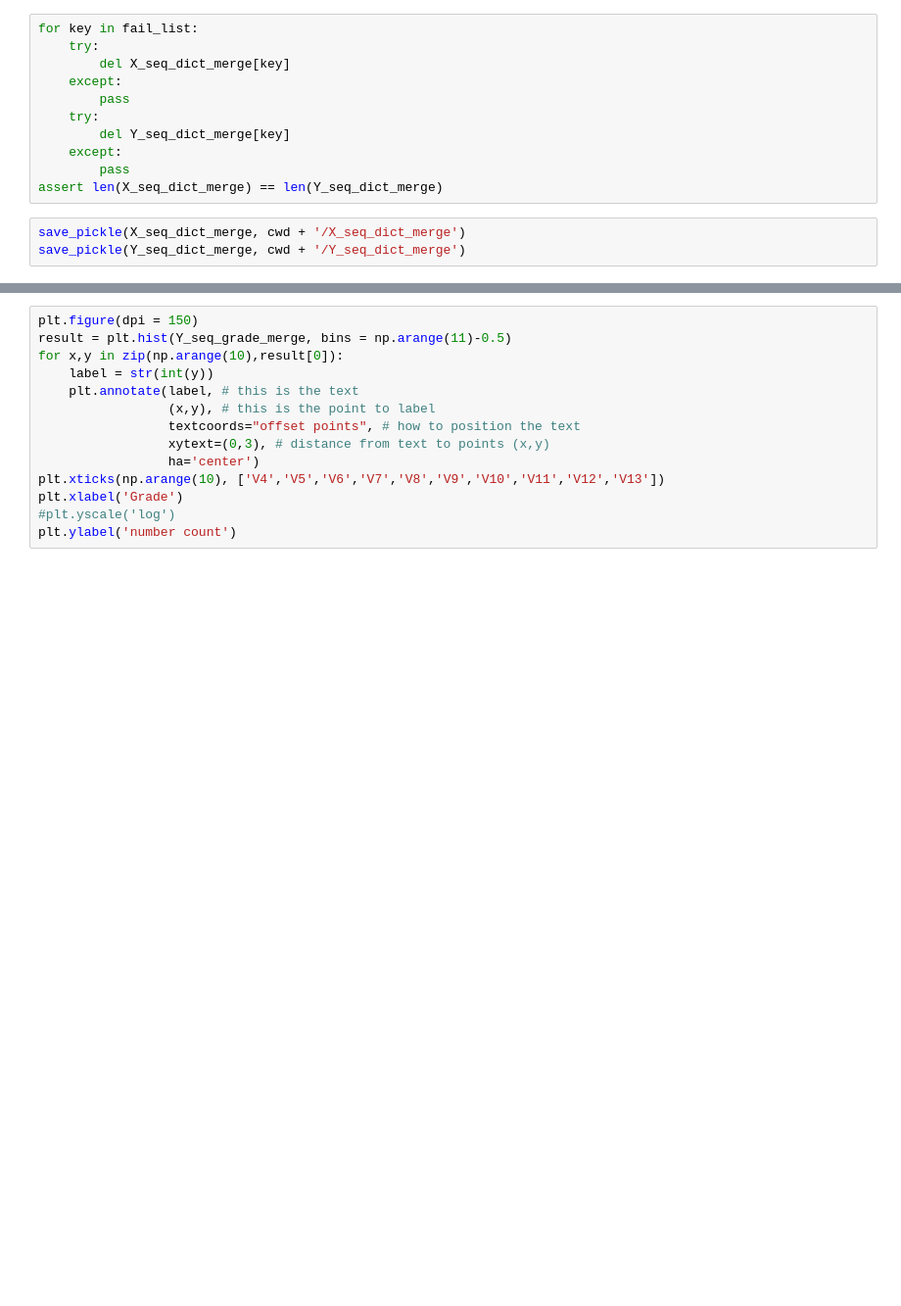
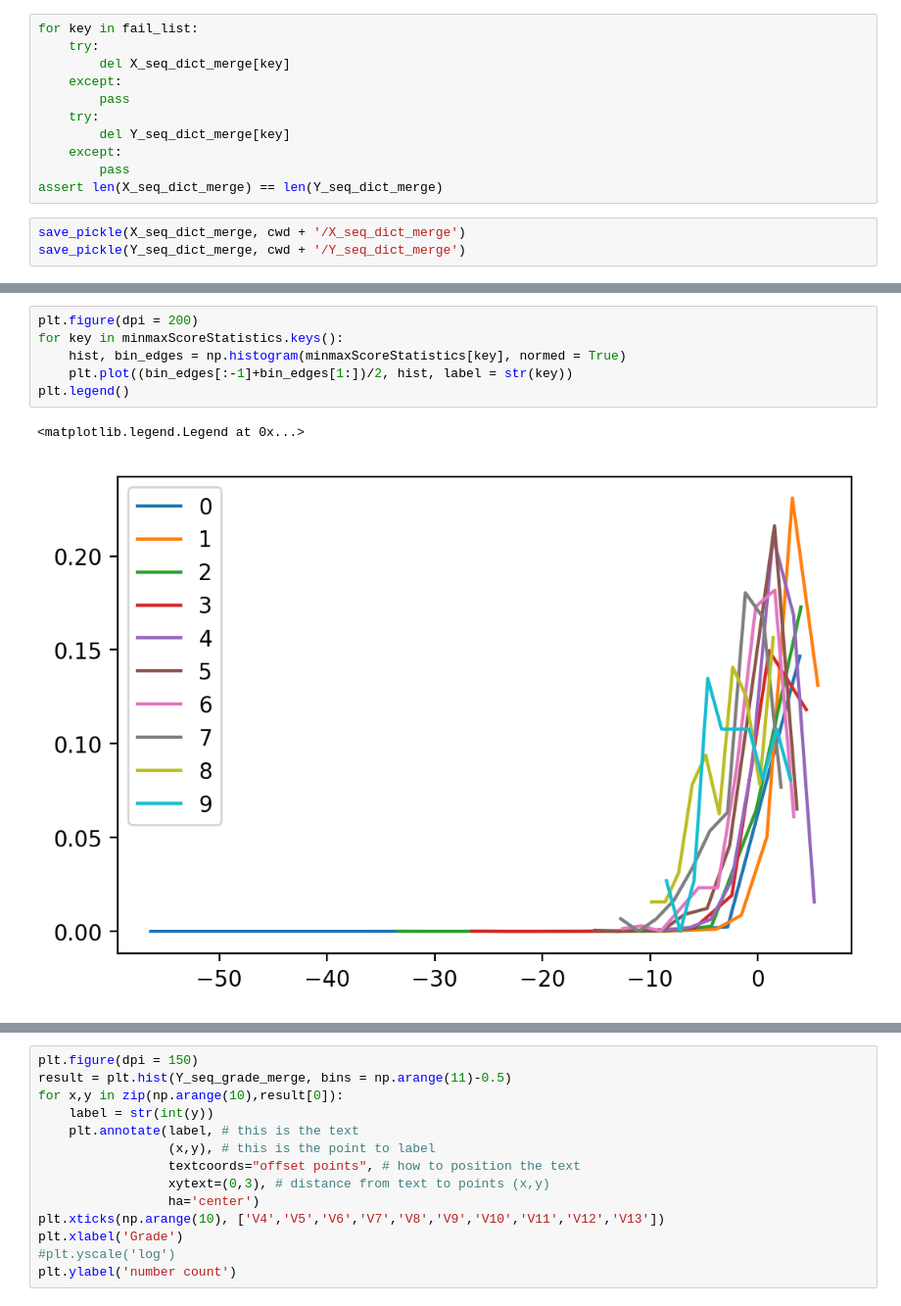
Before and after one commit to jrchang612/MoonBoardRNN, a Jupyter notebook: preprocessing/partition_train_test_set.ipynb, the cells around one changed output, grey strips where cells are left out. Shown: that part at 98% size. Cells and saved outputs as stored; diff of their text form; blank space fills up the shorter version.

```diff
--- a/preprocessing/partition_train_test_set.ipynb
+++ b/preprocessing/partition_train_test_set.ipynb
@@ -186,0 +290,9 @@ for key, value in X_seq_dict_merge.items():
+# %%
+plt.figure(dpi = 200)
+for key in minmaxScoreStatistics.keys():
+    hist, bin_edges = np.histogram(minmaxScoreStatistics[key], normed = True)
+    plt.plot((bin_edges[:-1]+bin_edges[1:])/2, hist, label = str(key))
+plt.legend()
+# %% [output]
+<matplotlib.legend.Legend at 0x...>
+[figure, added]
```
Also changed, not shown: parts of 37 cells of this notebook, 1 other file.
